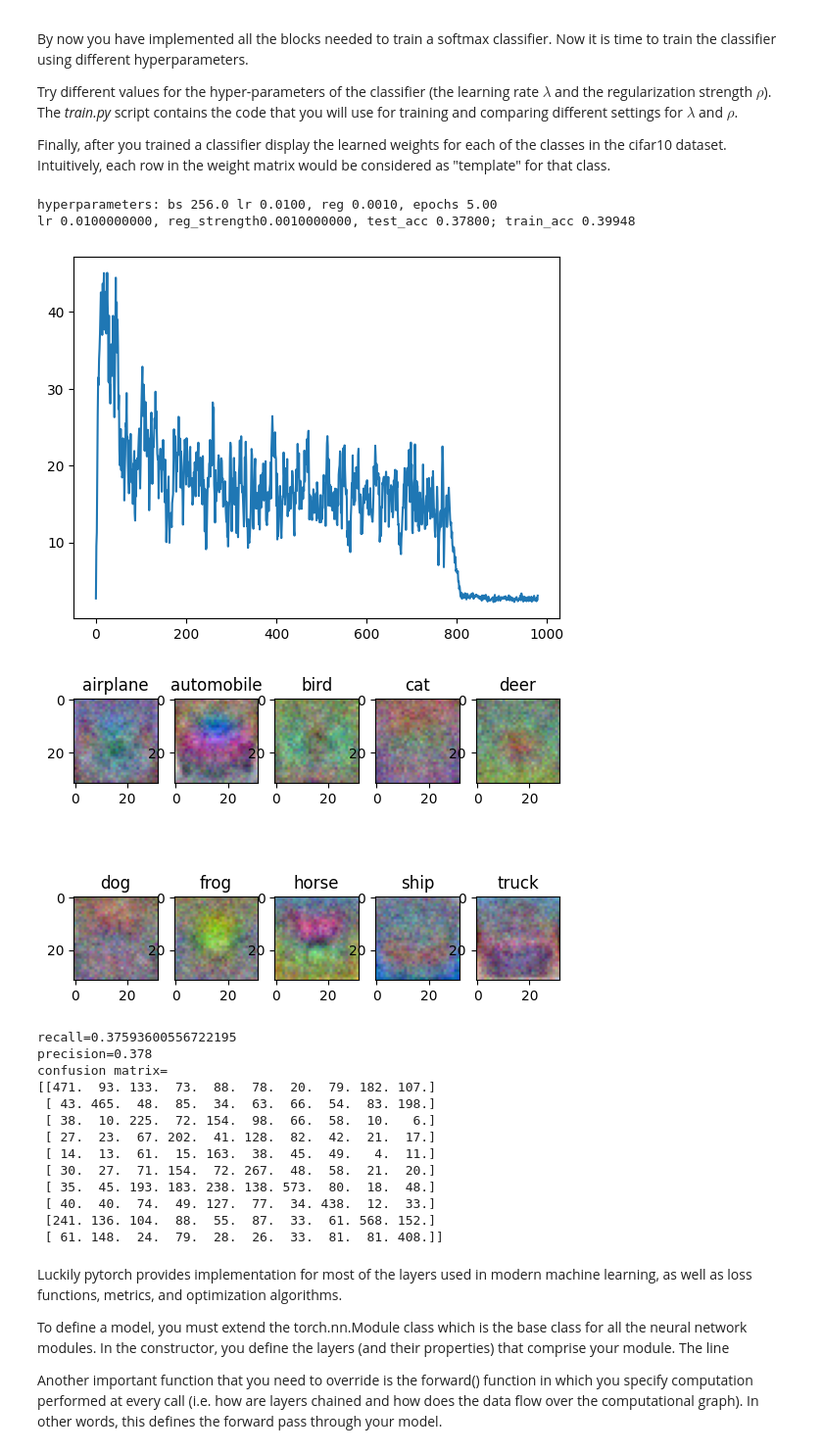
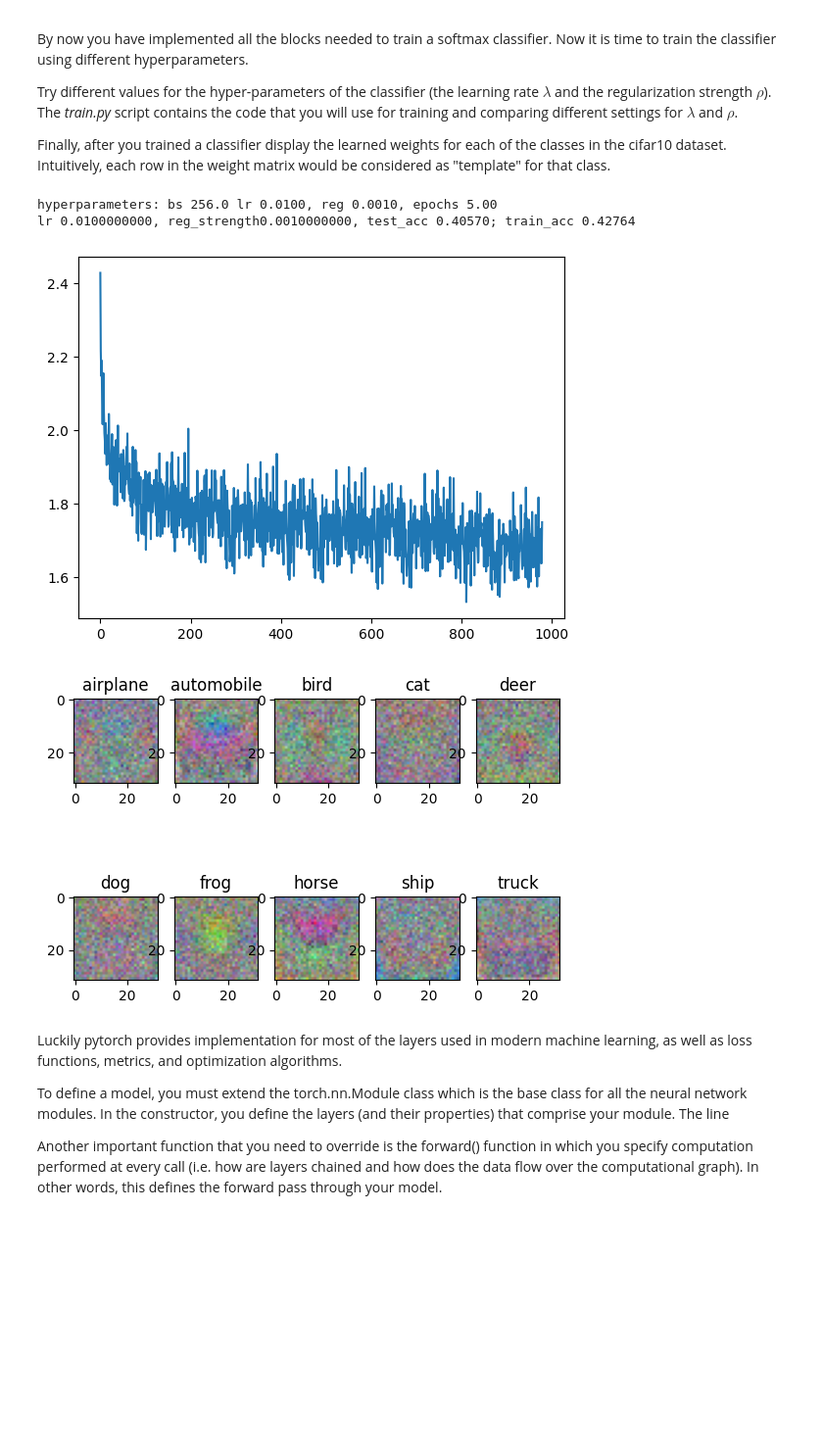
Before and after one commit to soniamatei/Computer-Vision-and-Deep-Learning, a Jupyter notebook: Lab_2/Copy_of_Computer_Vision_and_Deep_Learning_Laboratory_2_pytorch[students].ipynb, the cells around one changed output. Shown at 98% size. Saved outputs shown, nothing was run; the diff lists cells and outputs as text; code cells hidden in the pictures; blank space fills up the shorter version.

```diff
--- a/Lab_2/Copy_of_Computer_Vision_and_Deep_Learning_Laboratory_2_pytorch[students].ipynb
+++ b/Lab_2/Copy_of_Computer_Vision_and_Deep_Learning_Laboratory_2_pytorch[students].ipynb
@@ -134,7 +134,7 @@ Your task here is just to manipulate this array, such that each image has the sh
 Now let's visualize some of the images from the CIFAR-10 dataset.
 # %%
 from lab2 import cifar10
-cifar_root_dir = 'Lab_2/cifar-10-batches-py'
+cifar_root_dir = 'cifar-10-batches-py'
 _, _, X_test, y_test = cifar10.load_ciaf10(cifar_root_dir)
 indices = np.random.choice(len(X_test), 15)
 
@@ -388,7 +388,7 @@ from lab2.softmax import SoftmaxClassifier
 from lab2.metrics import *
 # matplotlib.use('qtagg')
 
-cifar_root_dir = 'Lab_2/cifar-10-batches-py'
+cifar_root_dir = 'cifar-10-batches-py'
 
 # load cifar10 dataset
 X_train, y_train, X_test, y_test = lab2.cifar10.load_ciaf10(cifar_root_dir)
@@ -406,6 +406,7 @@ X_test = np.reshape(X_test, (X_test.shape[0], -1))
 mean_image = np.mean(X_train, axis=0)
 std_image = np.std(X_train, axis=0)
 X_test -= mean_image
+X_train -= mean_image
 X_train /= std_image
 X_test /= std_image
 
@@ -422,8 +423,8 @@ X_train, y_train, X_test, y_test = map(
 X_train = X_train.float()
 X_test = X_test.float()
 
-if not os.path.exists('Lab_2/train'):
-    os.mkdir('Lab_2/train')
+if not os.path.exists('lab2/train'):
+    os.mkdir('lab2/train')
 
 best_acc = -1
 best_cls_path = ''
@@ -476,49 +477,36 @@ for idx in range(0, lab2.cifar10.NUM_CLASSES):
 plt.show()
 
 
 # TODO your code here
 # use the metrics module to compute the precision, recall and confusion matrix for the best classifier
 pattern = os.path.join('Lab_2/train', 'softmax_lr*_reg*-test*.npy')
 matching_files = glob.glob(pattern)
 
 if matching_files:
     # extract test accuracies from file names
     test_acc_values = [float(file.split('-test')[1][:-4]) for file in matching_files]
 
     # find the file with the maximum test accuracy
     max_acc_index = test_acc_values.index(max(test_acc_values))
     best_cls_path = matching_files[max_acc_index]
 
     # load the best classifier
     best_cls = SoftmaxClassifier(input_shape=input_size_flattened, num_classes=cifar10.NUM_CLASSES)
     best_cls.load(best_cls_path)
 
     y_pred = best_cls.predict(X_test)
 
     recall = recall_score(y_pred, y_test.detach().numpy())
     precision = precision_score(y_pred, y_test.detach().numpy())
     confusion_matrix = confusion_matrix(y_pred, y_test.detach().numpy())
 
     print(f"\nrecall={recall}\nprecision={precision}\nconfusion matrix=\n{confusion_matrix}")
 # end TODO your code here
 # %% [output]
 hyperparameters: bs 256.0 lr 0.0100, reg 0.0010, epochs 5.00
-lr 0.0100000000, reg_strength0.0010000000, test_acc 0.37800; train_acc 0.39948
+lr 0.0100000000, reg_strength0.0010000000, test_acc 0.40570; train_acc 0.42764
-[figure, old version]
+[figure, new version]
-[figure, old version]
+[figure, new version]
-recall=0.37593600556722195
-precision=0.378
-confusion matrix=
-[[471.  93. 133.  73.  88.  78.  20.  79. 182. 107.]
- [ 43. 465.  48.  85.  34.  63.  66.  54.  83. 198.]
- [ 38.  10. 225.  72. 154.  98.  66.  58.  10.   6.]
- [ 27.  23.  67. 202.  41. 128.  82.  42.  21.  17.]
- [ 14.  13.  61.  15. 163.  38.  45.  49.   4.  11.]
- [ 30.  27.  71. 154.  72. 267.  48.  58.  21.  20.]
- [ 35.  45. 193. 183. 238. 138. 573.  80.  18.  48.]
- [ 40.  40.  74.  49. 127.  77.  34. 438.  12.  33.]
- [241. 136. 104.  88.  55.  87.  33.  61. 568. 152.]
- [ 61. 148.  24.  79.  28.  26.  33.  81.  81. 408.]]
 # %% [markdown]
 
 
```
Also changed, not shown: parts of 5 cells of this notebook, 12 other files.
